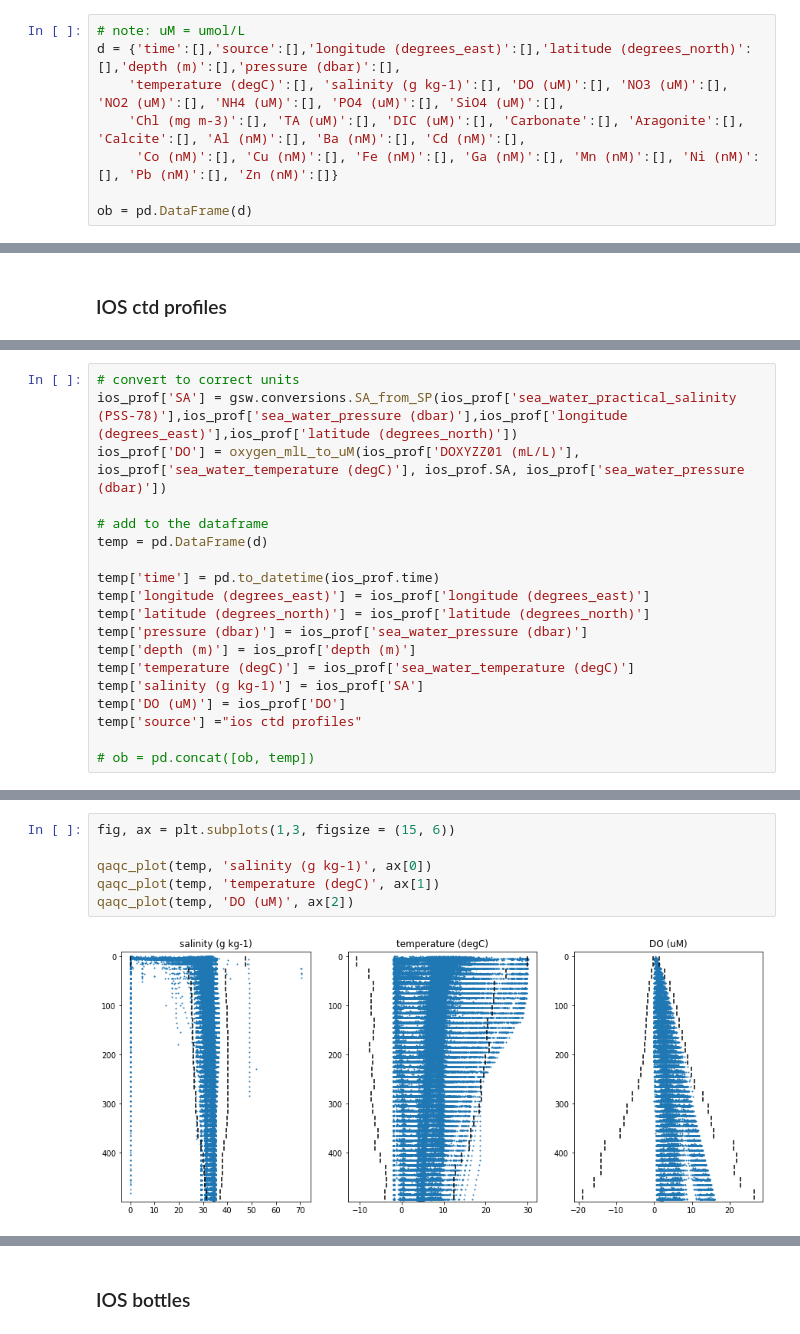
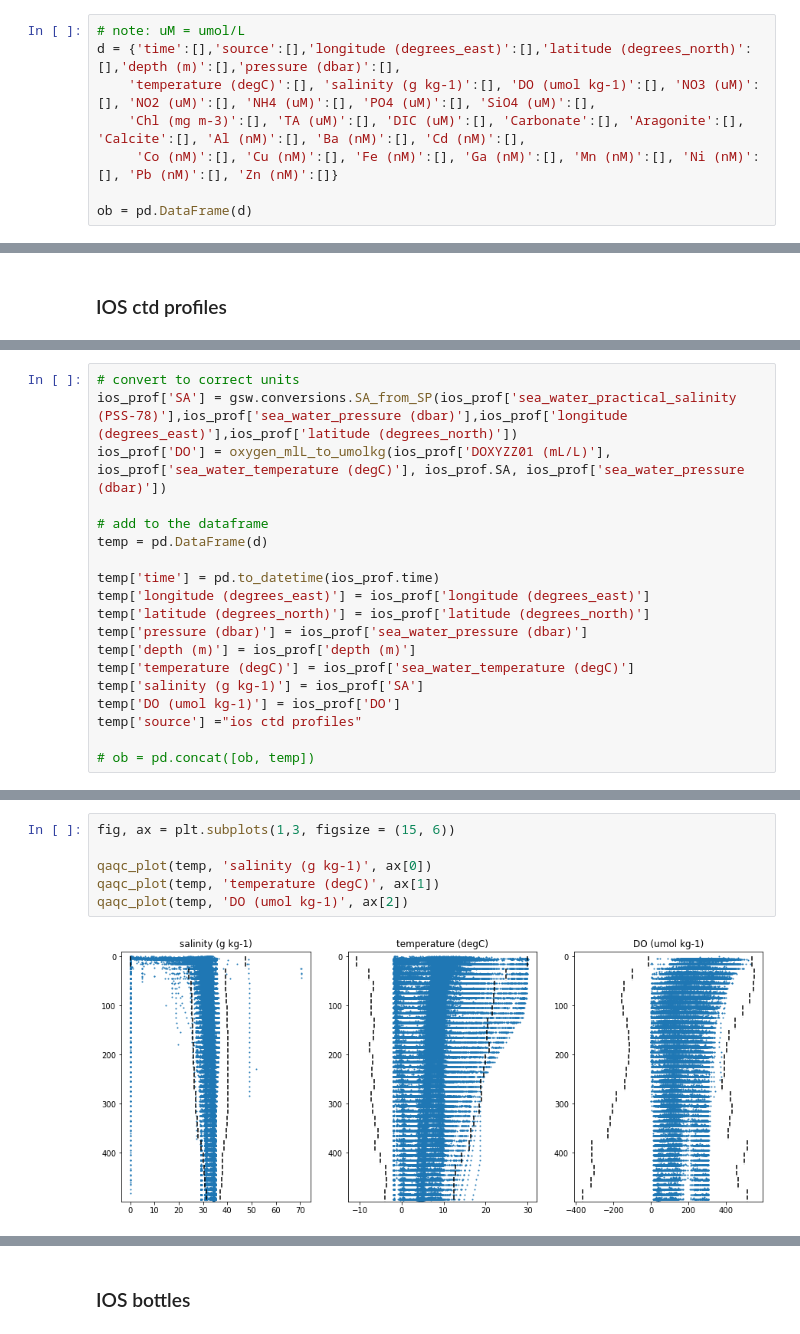
Before and after one commit to UBC-MOAD/analysis-becca, a Jupyter notebook: LiveOcean/tracers/myobs.ipynb, the cells around one changed output, grey strips where cells are left out. Drawn from its saved outputs; the diff is of its cells as text.

```diff
--- a/LiveOcean/tracers/myobs.ipynb
+++ b/LiveOcean/tracers/myobs.ipynb
@@ -142,7 +168,7 @@ def qaqc_trim(df, tracer):
 # %%
 # note: uM = umol/L
 d = {'time':[],'source':[],'longitude (degrees_east)':[],'latitude (degrees_north)':[],'depth (m)':[],'pressure (dbar)':[],
-    'temperature (degC)':[], 'salinity (g kg-1)':[], 'DO (uM)':[], 'NO3 (uM)':[], 'NO2 (uM)':[], 'NH4 (uM)':[], 'PO4 (uM)':[], 'SiO4 (uM)':[],
+    'temperature (degC)':[], 'salinity (g kg-1)':[], 'DO (umol kg-1)':[], 'NO3 (uM)':[], 'NO2 (uM)':[], 'NH4 (uM)':[], 'PO4 (uM)':[], 'SiO4 (uM)':[],
     'Chl (mg m-3)':[], 'TA (uM)':[], 'DIC (uM)':[], 'Carbonate':[], 'Aragonite':[], 'Calcite':[], 'Al (nM)':[], 'Ba (nM)':[], 'Cd (nM)':[],
      'Co (nM)':[], 'Cu (nM)':[], 'Fe (nM)':[], 'Ga (nM)':[], 'Mn (nM)':[], 'Ni (nM)':[], 'Pb (nM)':[], 'Zn (nM)':[]}
 
@@ -223,7 +249,7 @@ ios_prof.head()
 # %%
 # convert to correct units
 ios_prof['SA'] = gsw.conversions.SA_from_SP(ios_prof['sea_water_practical_salinity (PSS-78)'],ios_prof['sea_water_pressure (dbar)'],ios_prof['longitude (degrees_east)'],ios_prof['latitude (degrees_north)'])
-ios_prof['DO'] = oxygen_mlL_to_uM(ios_prof['DOXYZZ01 (mL/L)'], ios_prof['sea_water_temperature (degC)'], ios_prof.SA, ios_prof['sea_water_pressure (dbar)'])
+ios_prof['DO'] = oxygen_mlL_to_umolkg(ios_prof['DOXYZZ01 (mL/L)'], ios_prof['sea_water_temperature (degC)'], ios_prof.SA, ios_prof['sea_water_pressure (dbar)'])
 
 # add to the dataframe
 temp = pd.DataFrame(d)
@@ -235,7 +261,7 @@ temp['pressure (dbar)'] = ios_prof['sea_water_pressure (dbar)']
 temp['depth (m)'] = ios_prof['depth (m)']
 temp['temperature (degC)'] = ios_prof['sea_water_temperature (degC)']
 temp['salinity (g kg-1)'] = ios_prof['SA']
-temp['DO (uM)'] = ios_prof['DO']
+temp['DO (umol kg-1)'] = ios_prof['DO']
 temp['source'] ="ios ctd profiles"
 
 # ob = pd.concat([ob, temp])
@@ -250,11 +276,11 @@ max = 16.056602152936957, min = -20.447437180927878, mean = 2.308466237738658
 # %%
 fig, ax = plt.subplots(1,3, figsize = (15, 6))
 
 qaqc_plot(temp, 'salinity (g kg-1)', ax[0])
 qaqc_plot(temp, 'temperature (degC)', ax[1])
-qaqc_plot(temp, 'DO (uM)', ax[2])
+qaqc_plot(temp, 'DO (umol kg-1)', ax[2])
 # %% [output]
-[figure, old version]
+[figure, new version]
 # %%
 # trim based on standard deviation
 temp['salinity (g kg-1)'] = qaqc_trim(temp, 'salinity (g kg-1)')
```
Also changed, not shown: parts of 39 cells of this notebook.
